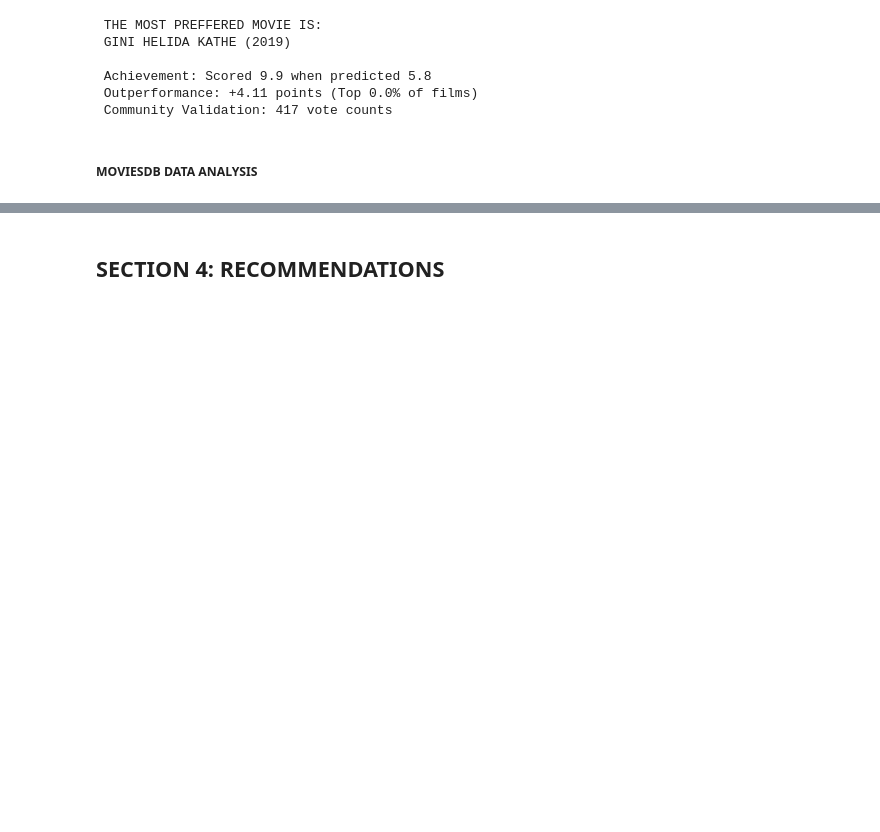
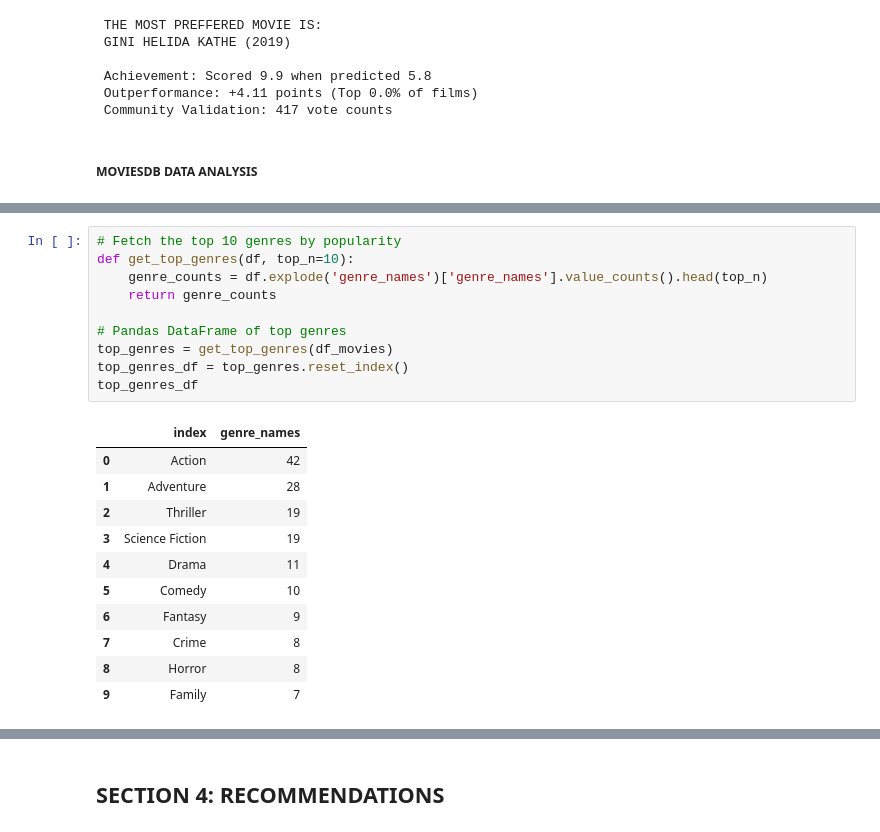
Before and after one commit to KweyuV/dsc-phase-2-project-group4, a Jupyter notebook: workbook_1.ipynb, the cells around one changed output, grey strips where cells are left out. Cells and saved outputs as stored; diff of their text form; blank space fills up the shorter version.

```diff
--- a/workbook_1.ipynb
+++ b/workbook_1.ipynb
@@ -684,0 +741,22 @@ plt.show()
+# %%
+# Fetch the top 10 genres by popularity
+def get_top_genres(df, top_n=10):
+    genre_counts = df.explode('genre_names')['genre_names'].value_counts().head(top_n)
+    return genre_counts
+
+# Pandas DataFrame of top genres
+top_genres = get_top_genres(df_movies)
+top_genres_df = top_genres.reset_index()
+top_genres_df
+# %% [output]
+|  | index | genre_names |
+| 0 | Action | 42 |
+| 1 | Adventure | 28 |
+| 2 | Thriller | 19 |
+| 3 | Science Fiction | 19 |
+| 4 | Drama | 11 |
+| 5 | Comedy | 10 |
+| 6 | Fantasy | 9 |
+| 7 | Crime | 8 |
+| 8 | Horror | 8 |
+| 9 | Family | 7 |
```
Also changed, not shown: parts of 25 cells of this notebook.
